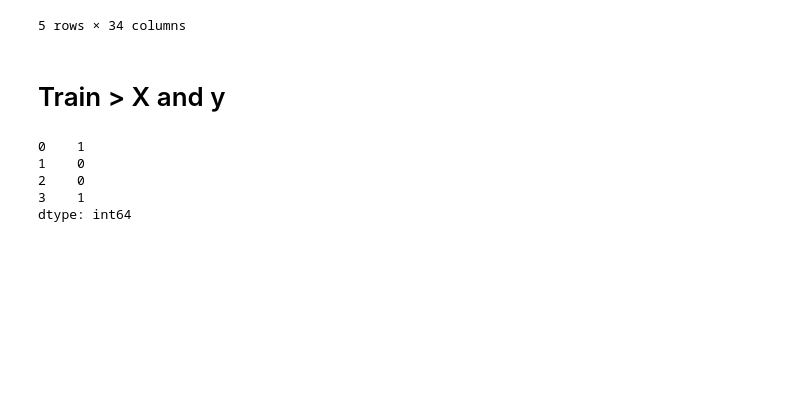
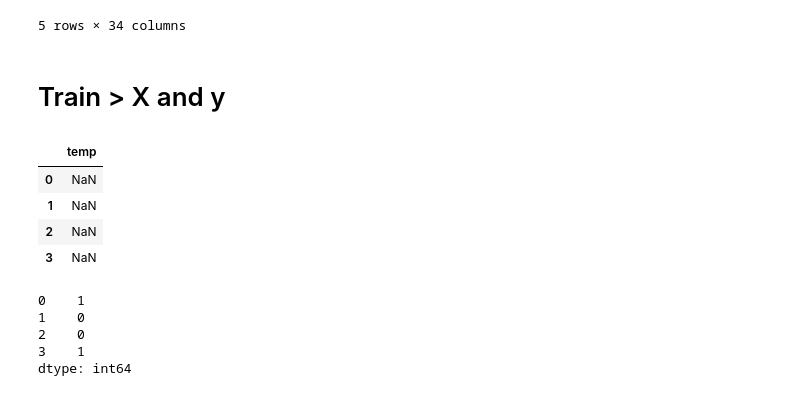
Before and after one commit to nicolaelisabetarosca/weather-prediction, a Jupyter notebook: Time Series Forest Classifier.ipynb, the cells around one changed output. Cells and saved outputs as stored; diff of their text form; code cells hidden in the pictures; blank space fills up the shorter version.

```diff
--- a/Time Series Forest Classifier.ipynb
+++ b/Time Series Forest Classifier.ipynb
@@ -51,6 +44,14 @@ df_bu_test.head()
 X_train  = pd.DataFrame(index=range(4), columns=range(1))
 # %%
 X_train = X_train.rename({0:'temp'}, axis=1)
+# %%
+X_train
+# %% [output]
+|  | temp |
+| 0 | NaN |
+| 1 | NaN |
+| 2 | NaN |
+| 3 | NaN |
 # %%
 X_train.iloc[0, 0] = pd.Series(df_l_train['temp'])
 X_train.iloc[1, 0] = pd.Series(df_m_train['temp'])
```
Also changed, not shown: parts of 10 cells of this notebook.
